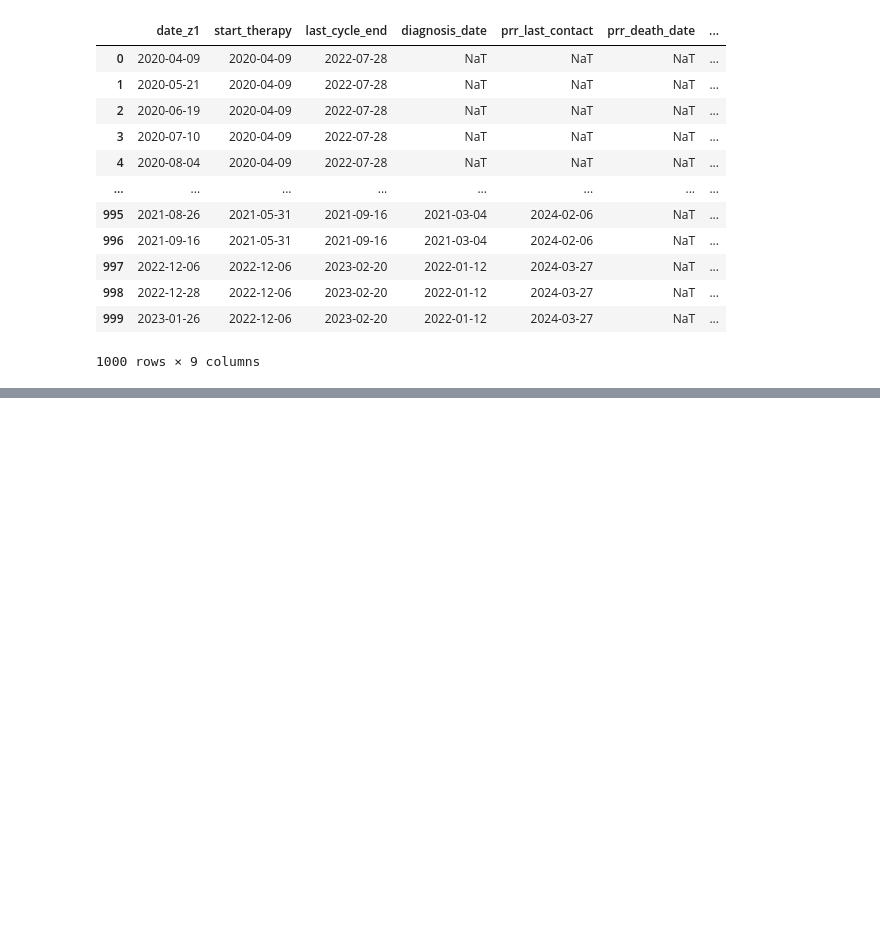
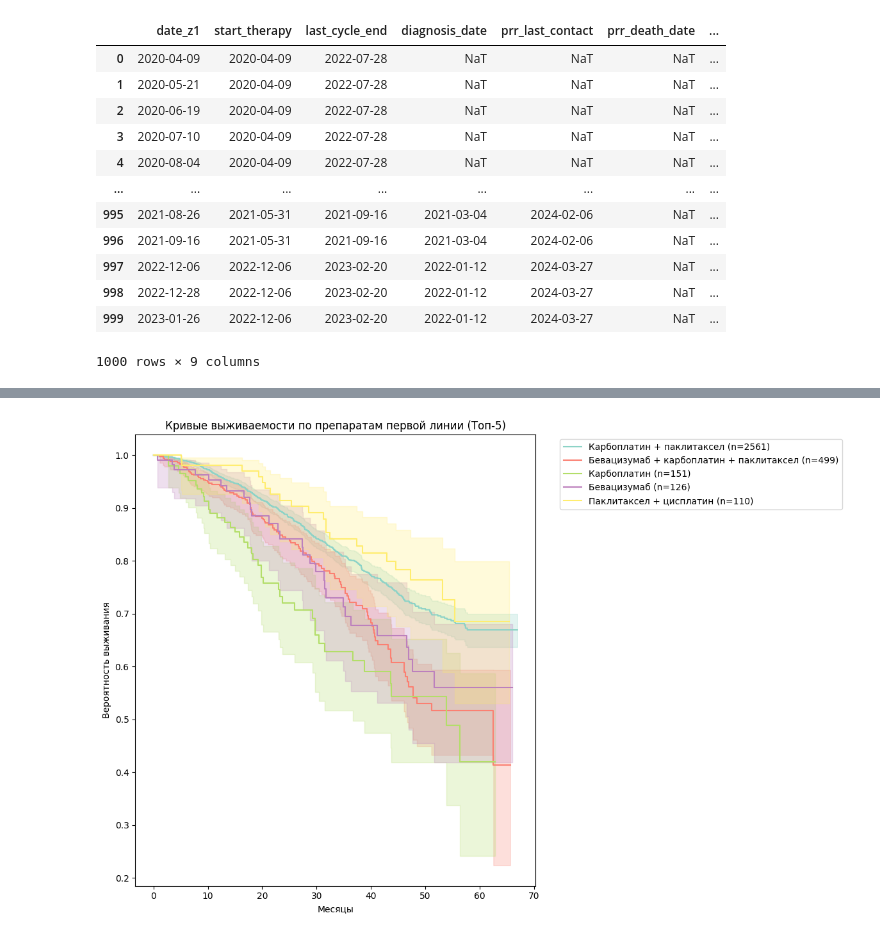
Before and after one commit to anofelesoff/analytics, a Jupyter notebook: c56.ipynb, the cells around one changed output, grey strips where cells are left out. Saved outputs shown, nothing was run; the diff lists cells and outputs as text; code cells hidden in the pictures; blank space fills up the shorter version.

Commit message:
Итоговый расчет показателей 07.07.2025

```diff
--- a/c56.ipynb
+++ b/c56.ipynb
@@ -39,7 +44,7 @@ dtypes = {
 
 # Чтение CSV
 df = pd.read_csv(
-    r'C:\GitHub\analytics\data_c56.csv',
+    r'data_c56.csv',
     sep=';',
     dtype=dtypes,
     na_values=['#Н/Д', ''],  # Обработка специальных значений как NA
@@ -168,0 +180,7 @@ df['stage_reestr'] = df['stage_reestr'].fillna('Unknown')
+# %%
+# Подсчет уникальных пациентов по polis_number и статусу is_alive
+result = df.groupby('is_alive')['polis_number'].nunique()
+
+# Вывод результатов
+print("Живы (is_alive=1):", result[1])
+print("Умерли (is_alive=0):", result[0])
@@ -168,0 +392,3 @@ df['stage_reestr'] = df['stage_reestr'].fillna('Unknown')
+# %%
+df_unique['date_check'] = df_unique['date_z1'] > df_unique['event_date']
+print(df_unique[df_unique['date_check'] == True])
@@ -168,0 +399,67 @@ df['stage_reestr'] = df['stage_reestr'].fillna('Unknown')
+# %%
+# Анализ выживаемости по препаратам первой линии
+def analyze_survival_by_drugs(df_filtered, df_unique):
+    """
+    Анализ выживаемости по группам препаратов первой линии
+    """
+    # Получаем препараты первой линии для каждого пациента
+    first_line_drugs = df_filtered[df_filtered['line_karina'] == 1].groupby('polis_number')['drug_line'].first().reset_index()
+
+    # Объединяем с данными выживаемости
+    df_drugs = df_unique.merge(first_line_drugs, on='polis_number', how='left')
+
+    # Извлекаем только название препарата без номера линии
+    df_drugs['drug_group'] = df_drugs['drug_line'].str.replace(r'\d+$', '', regex=True)
+
+    # Топ-10 наиболее частых комбинаций препаратов
+    top_drugs = df_drugs['drug_group'].value_counts().head(10)
+
+    print("Топ-10 препаратов первой линии:")
+    print(top_drugs)
+    print(f"\nВсего уникальных комбинаций препаратов: {df_drugs['drug_group'].nunique()}")
+
+    # Расчет медианы выживаемости для топ-5 препаратов
+    top5_drugs = top_drugs.head(5).index
+    drug_medians = []
+
+    for drug in top5_drugs:
+        drug_data = df_drugs[df_drugs['drug_group'] == drug]
+        kmf_drug = KaplanMeierFitter()
+        kmf_drug.fit(drug_data['survival_months'], event_observed=(drug_data['is_alive'] == 0))
+
+        drug_medians.append({
+            'Препарат': drug,
+            'N пациентов': len(drug_data),
+            'Медиана (месяцы)': f"{kmf_drug.median_survival_time_:.1f}" if kmf_drug.median_survival_time_ != np.inf else 'Не достигнута',
+            'Событий': (drug_data['is_alive'] == 0).sum()
+        })
+
+    drug_median_df = pd.DataFrame(drug_medians)
+    print("\nМедиана выживаемости по препаратам первой линии:")
+    print(drug_median_df)
+
+    # График Kaplan-Meier для топ-5 препаратов
+    plt.figure(figsize=(12, 8))
+    colors = plt.cm.Set3(np.linspace(0, 1, len(top5_drugs)))
+
+    for i, drug in enumerate(top5_drugs):
+        drug_data = df_drugs[df_drugs['drug_group'] == drug]
+        kmf_drug = KaplanMeierFitter()
+        kmf_drug.fit(drug_data['survival_months'],
+                     event_observed=(drug_data['is_alive'] == 0),
+                     label=f"{drug} (n={len(drug_data)})")
+        kmf_drug.plot_survival_function(color=colors[i])
+
+    plt.title('Кривые выживаемости по препаратам первой линии (Топ-5)')
+    plt.xlabel('Месяцы')
+    plt.ylabel('Вероятность выживания')
+    plt.legend(bbox_to_anchor=(1.05, 1), loc='upper left')
+    plt.tight_layout()
+    plt.savefig('survival_by_drugs.png', dpi=300, bbox_inches='tight')
+    plt.show()
+
+    return df_drugs
+
+# Вызов функции
+df_drugs = analyze_survival_by_drugs(df_filtered, df_unique)
+# %% [output]
@@ -168,0 +483 @@ df['stage_reestr'] = df['stage_reestr'].fillna('Unknown')
+[figure, added]
```
Also changed, not shown: parts of 32 cells of this notebook.
